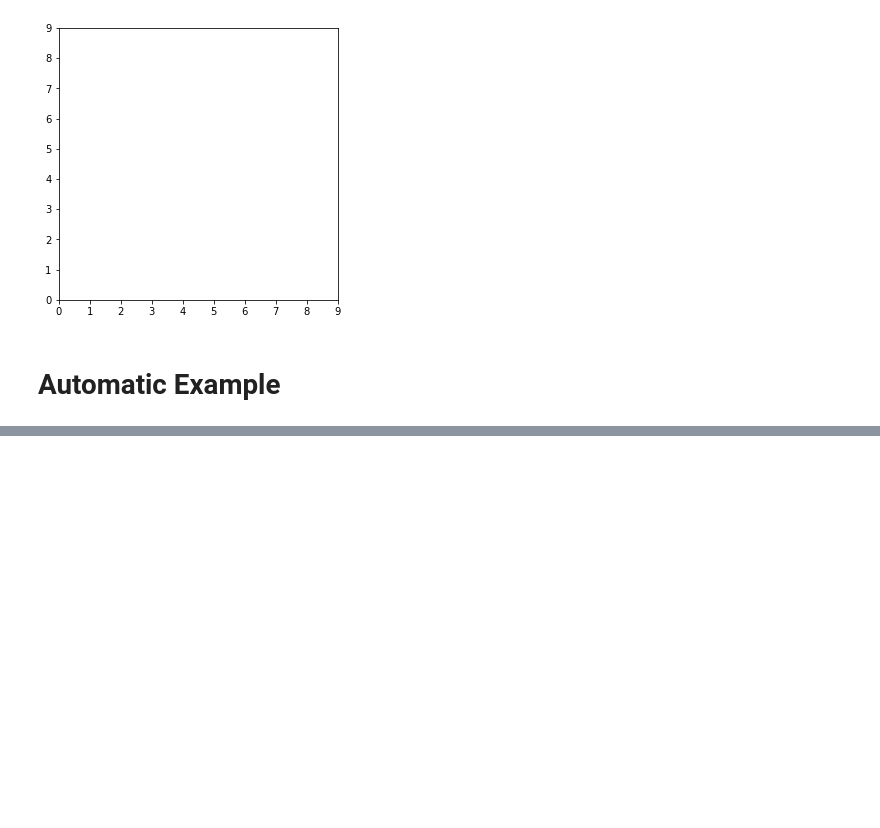
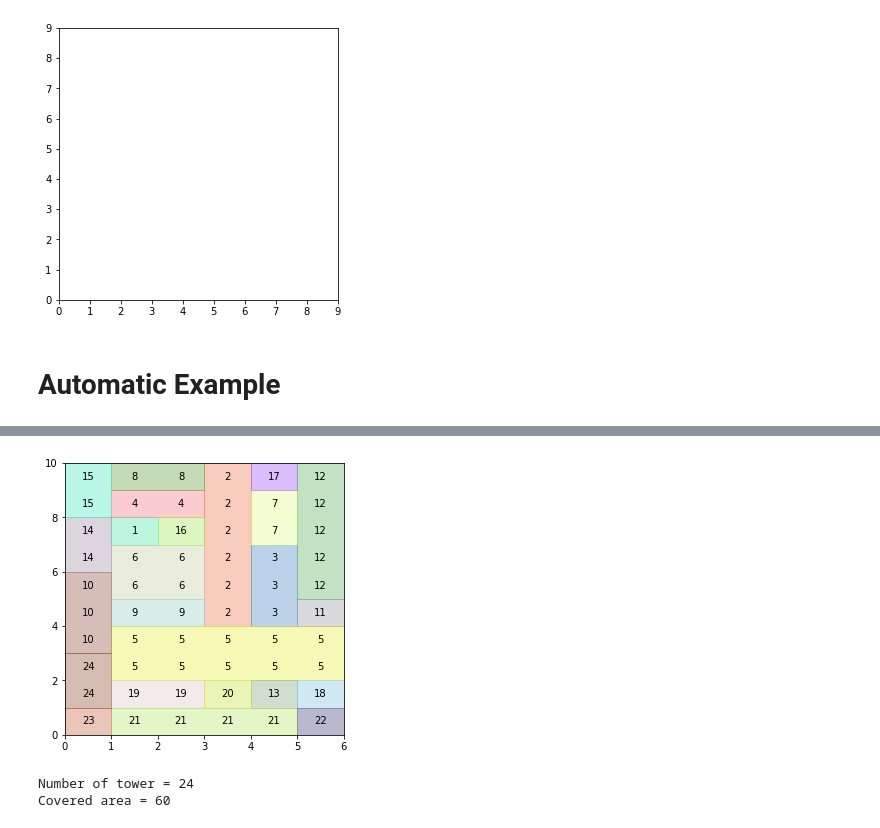
Before and after one commit to yansun1996/ECE143-Ad-Hoc-Communications-Network, a Jupyter notebook: Rectangular.ipynb, the cells around one changed output, grey strips where cells are left out. Saved outputs shown, nothing was run; the diff lists cells and outputs as text; code cells hidden in the pictures; blank space fills up the shorter version.

```diff
--- a/Rectangular.ipynb
+++ b/Rectangular.ipynb
@@ -456,0 +501,8 @@ map1.show_map()
+# %%
+net.show_map(text=True)
+print("Number of tower = " + str(net.get_tower_num()))
+print("Covered area = " + str(net.get_cover_area()))
+# %% [output]
+[figure, added]
+Number of tower = 24
+Covered area = 60
```
Also changed, not shown: parts of 50 cells of this notebook.
